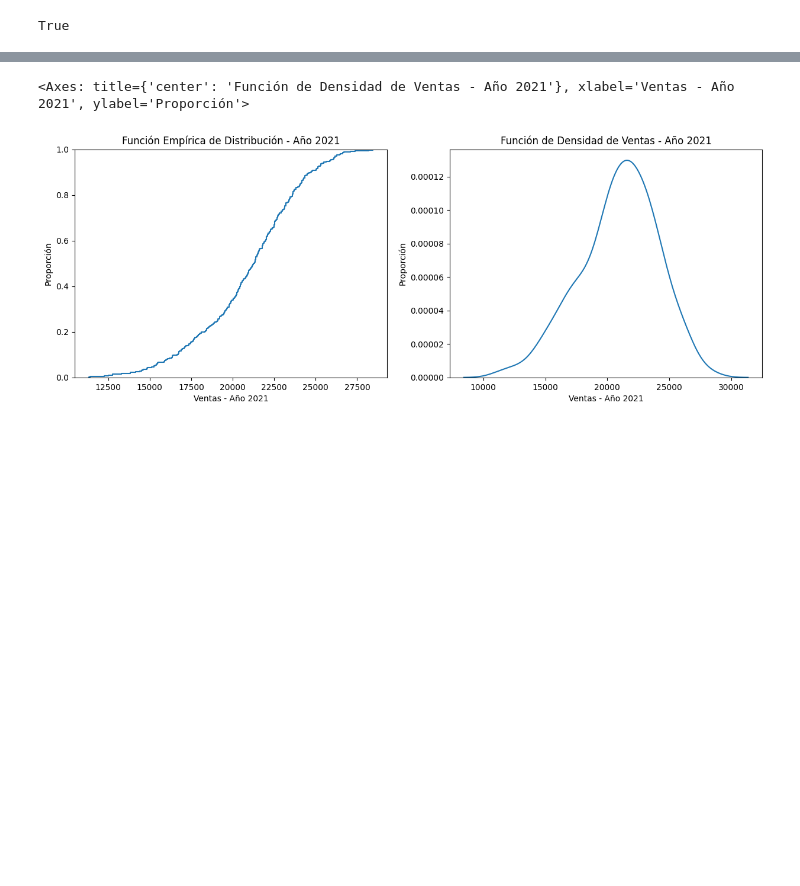
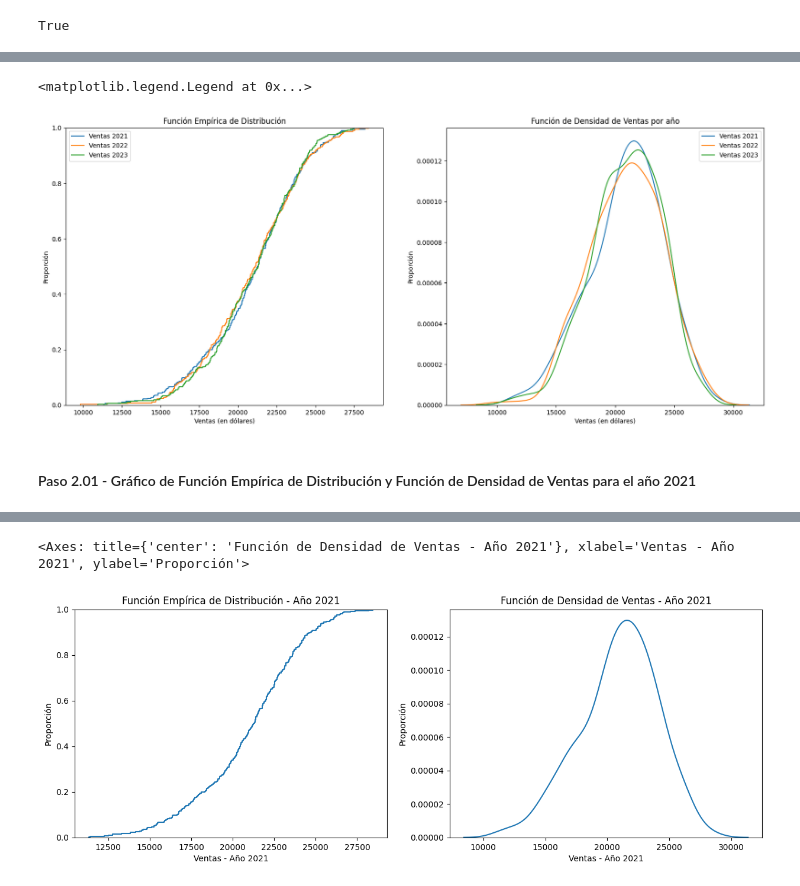
Before and after one commit to gasper-az/fiuba_probabilidad_y_estadistica, a Jupyter notebook: Exámenes/TP 01/Resolucion/resolucion.ipynb, the cells around one changed output, grey strips where cells are left out. Drawn from its saved outputs; the diff is of its cells as text; code cells hidden in the pictures; blank space fills up the shorter version.

```diff
--- a/Exámenes/TP 01/Resolucion/resolucion.ipynb
+++ b/Exámenes/TP 01/Resolucion/resolucion.ipynb
@@ -45,0 +73,23 @@ sns.kdeplot(ventas_totales, ax=axes[1])
+# %%
+fig, axes = plt.subplots(1, 2, figsize=(20, 8))
+
+axes[0].set_title('Función Empírica de Distribución')
+axes[0].set_xlabel("Ventas (en dólares)")
+axes[0].set_ylabel("Proporción")
+ecdf2021 = sns.ecdfplot(ventas_2021, ax=axes[0])
+ecdf2022 = sns.ecdfplot(ventas_2022, ax=axes[0])
+ecdf2023 = sns.ecdfplot(ventas_2023, ax=axes[0])
+axes[0].legend(['Ventas 2021', 'Ventas 2022', 'Ventas 2023'])
+
+axes[1].set_title('Función de Densidad de Ventas por año')
+axes[1].set_xlabel("Ventas (en dólares)")
+axes[1].set_ylabel("Proporción")
+sns2021 = sns.kdeplot(ventas_2021)
+sns2022 = sns.kdeplot(ventas_2022)
+sns2023 = sns.kdeplot(ventas_2023)
+axes[1].legend(['Ventas 2021', 'Ventas 2022', 'Ventas 2023'])
+# %% [output]
+<matplotlib.legend.Legend at 0x...>
+[figure, added]
+# %% [markdown]
+#### Paso 2.01 - Gráfico de Función Empírica de Distribución y Función de Densidad de Ventas para el año 2021
```
Also changed, not shown: parts of 16 cells of this notebook.
